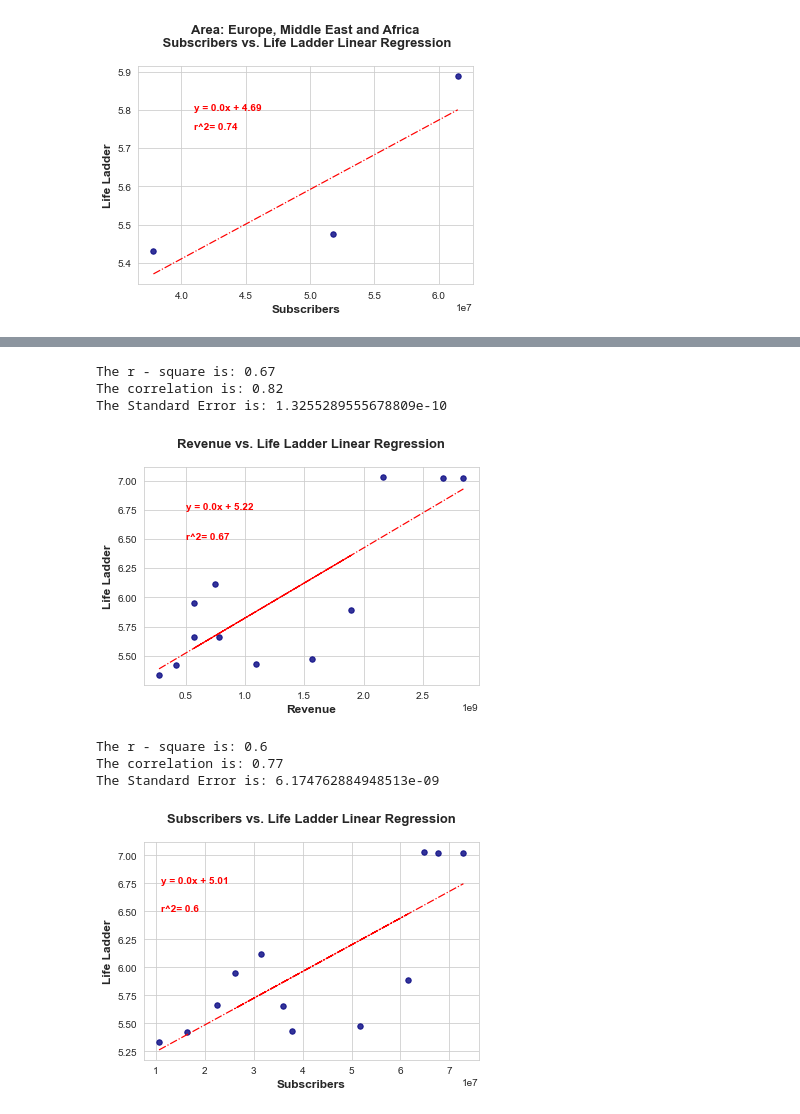
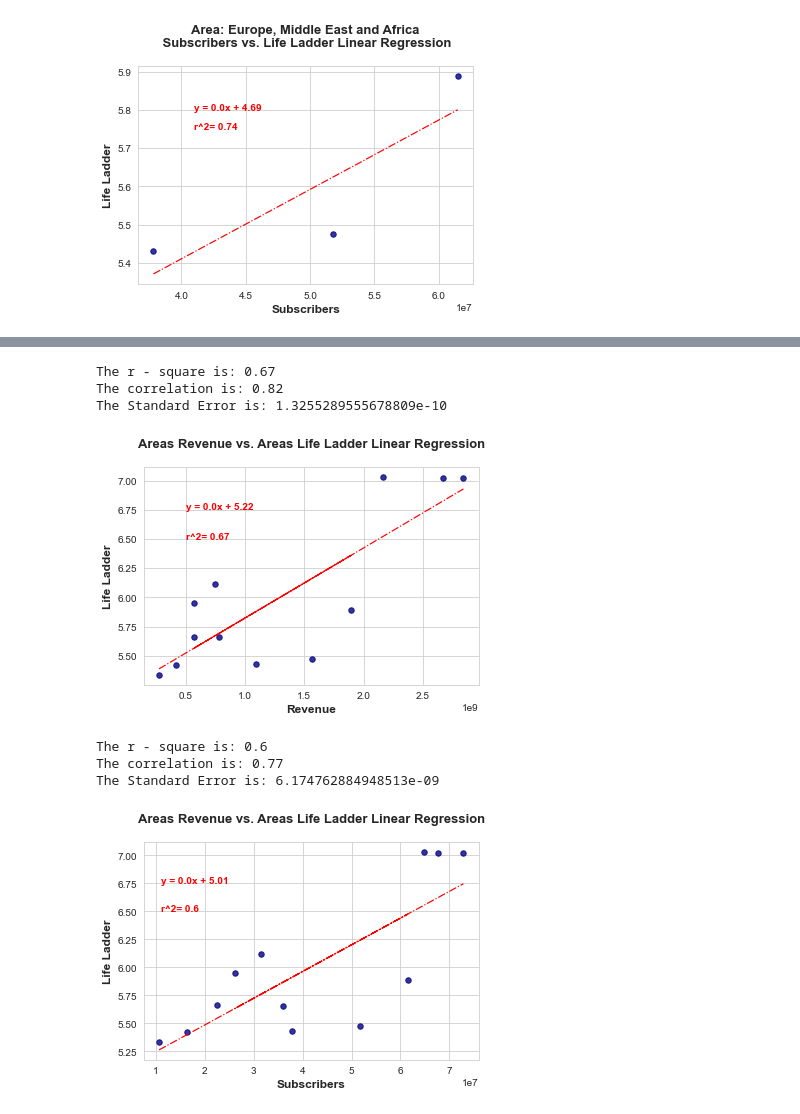
Before and after one commit to adamholcomb/Python-Media-Happiness-Analysis, a Jupyter notebook: HappinessIndex-KF.ipynb, the cells around one changed output, grey strips where cells are left out. Saved outputs shown, nothing was run; the diff lists cells and outputs as text; code cells hidden in the pictures.

```diff
--- a/HappinessIndex-KF.ipynb
+++ b/HappinessIndex-KF.ipynb
@@ -878,8 +941,8 @@ def linear_regression_c(x_axis, y_axis,x,y):
 # %%
 linear_regression_c(reset_index['Revenue'], reset_index['Life Ladder'],0.5e9,6.75)
-# plt.savefig('')
-# plt.savefig('')
-plt.title(f'Revenue vs. Life Ladder Linear Regression\n', fontsize = 13, fontweight = 'bold')
+plt.savefig('Images/Areas_Revenue_vs_Areas_Life_Ladder_Linear_Regression.png')
+plt.savefig('Images/Areas_Revenue_vs_Areas_Life_Ladder_Linear_Regression.jpg')
+plt.title(f'Areas Revenue vs. Areas Life Ladder Linear Regression\n', fontsize = 13, fontweight = 'bold')
 plt.xlabel('Revenue', fontsize = 12,fontweight = 'bold')
 plt.ylabel('Life Ladder', fontsize = 12,fontweight = 'bold')
 plt.show()
@@ -887,17 +950,17 @@ plt.show()
 The r - square is: 0.67
 The correlation is: 0.82
 The Standard Error is: 1.3255289555678809e-10
-[figure, old version]
+[figure, new version]
 # %%
 linear_regression_c(reset_index['Subscribers'], reset_index['Life Ladder'],1.1e7,6.75)
-# plt.savefig('')
-# plt.savefig('')
-plt.title(f'Subscribers vs. Life Ladder Linear Regression\n', fontsize = 13, fontweight = 'bold')
+plt.savefig('Images/Areas_Subscribers_vs_Areas_Life_Ladder_Linear_Regression.png')
+plt.savefig('Images/Areas_Subscribers_vs_Areas_Life_Ladder_Linear_Regression.jpg')
+plt.title(f'Areas Revenue vs. Areas Life Ladder Linear Regression\n', fontsize = 13, fontweight = 'bold')
 plt.xlabel('Subscribers', fontsize = 12,fontweight = 'bold')
 plt.ylabel('Life Ladder', fontsize = 12,fontweight = 'bold')
 plt.show()
 # %% [output]
 The r - square is: 0.6
 The correlation is: 0.77
 The Standard Error is: 6.174762884948513e-09
-[figure, old version]
+[figure, new version]
```
Also changed, not shown: parts of 3 cells of this notebook, 6 other files.
